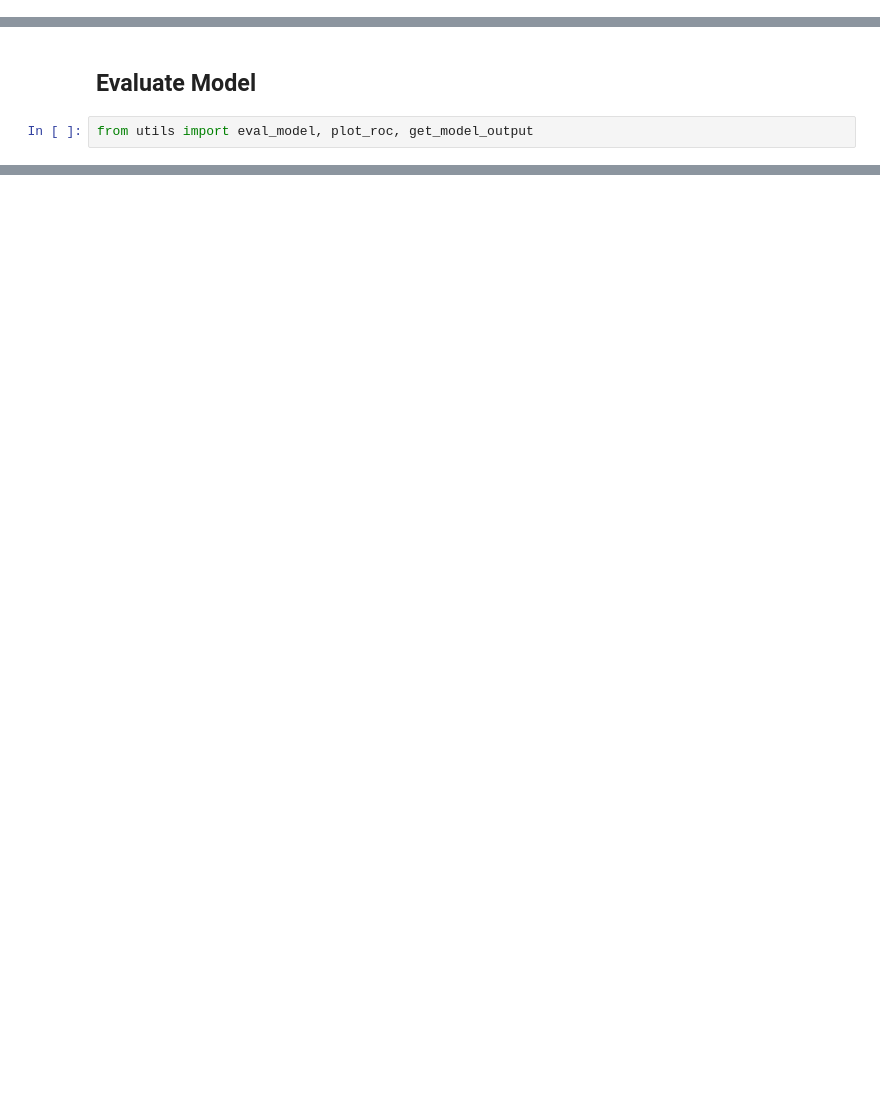
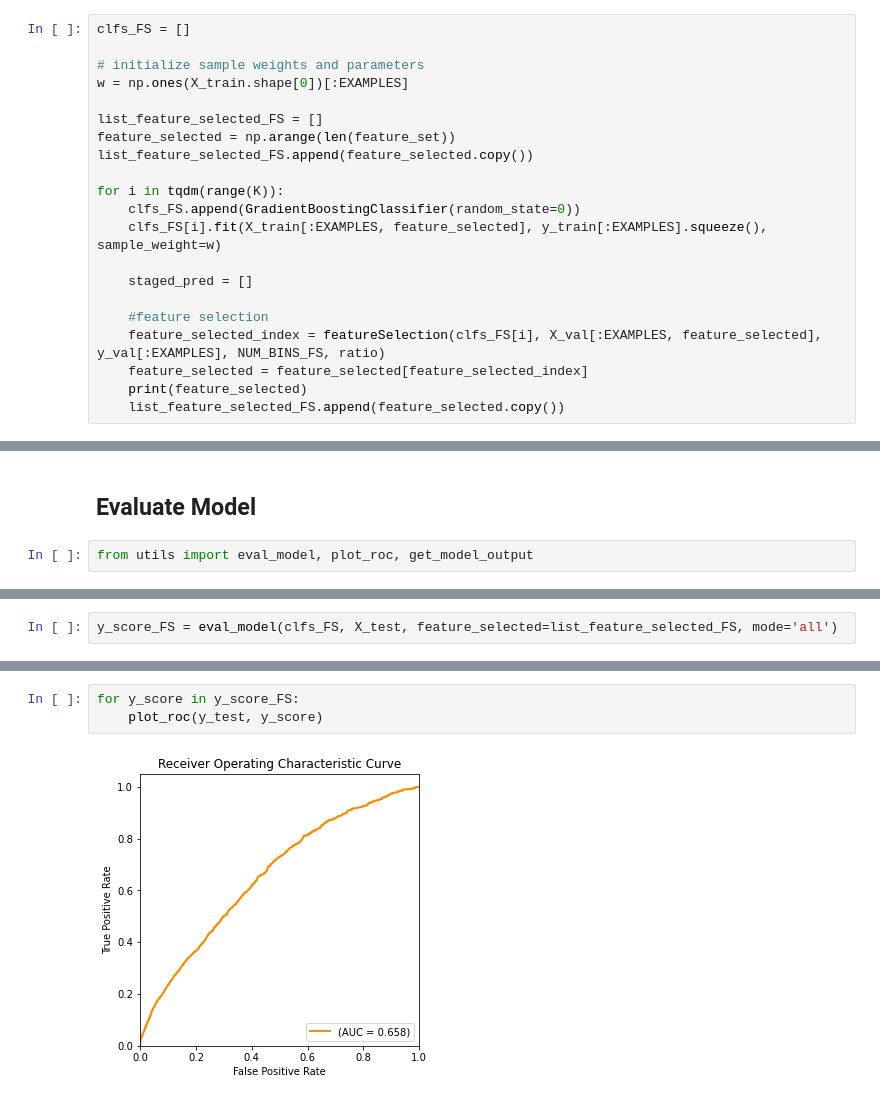
Before and after one commit to Wangweiyao/ML2020Fall, a Jupyter notebook: example_ml_workflow_with_GBDT_hard_FS_SR.ipynb, the cells around one changed output, grey strips where cells are left out. Saved outputs shown, nothing was run; the diff lists cells and outputs as text; blank space fills up the shorter version.

```diff
--- a/example_ml_workflow_with_GBDT_hard_FS_SR.ipynb
+++ b/example_ml_workflow_with_GBDT_hard_FS_SR.ipynb
@@ -263,0 +272,21 @@ for i in tqdm(range(K)):
+# %%
+clfs_FS = []
+
+# initialize sample weights and parameters
+w = np.ones(X_train.shape[0])[:EXAMPLES]
+
+list_feature_selected_FS = []
+feature_selected = np.arange(len(feature_set))
+list_feature_selected_FS.append(feature_selected.copy())
+
+for i in tqdm(range(K)):
+    clfs_FS.append(GradientBoostingClassifier(random_state=0))
+    clfs_FS[i].fit(X_train[:EXAMPLES, feature_selected], y_train[:EXAMPLES].squeeze(), sample_weight=w)
+
+    staged_pred = []
+
+    #feature selection
+    feature_selected_index = featureSelection(clfs_FS[i], X_val[:EXAMPLES, feature_selected], y_val[:EXAMPLES], NUM_BINS_FS, ratio)
+    feature_selected = feature_selected[feature_selected_index]
+    print(feature_selected)
+    list_feature_selected_FS.append(feature_selected.copy())
@@ -299,0 +373,2 @@ y_score_SR = eval_model(clfs_SR, X_test)
+# %%
+y_score_FS = eval_model(clfs_FS, X_test, feature_selected=list_feature_selected_FS, mode='all')
@@ -335,0 +410,5 @@ scatter_matrix(df, alpha=0.2, diagonal='kde')
+# %%
+for y_score in y_score_FS:
+    plot_roc(y_test, y_score)
+# %% [output]
+[figure, added]
```
Also changed, not shown: parts of 32 cells of this notebook, 3 other files.
